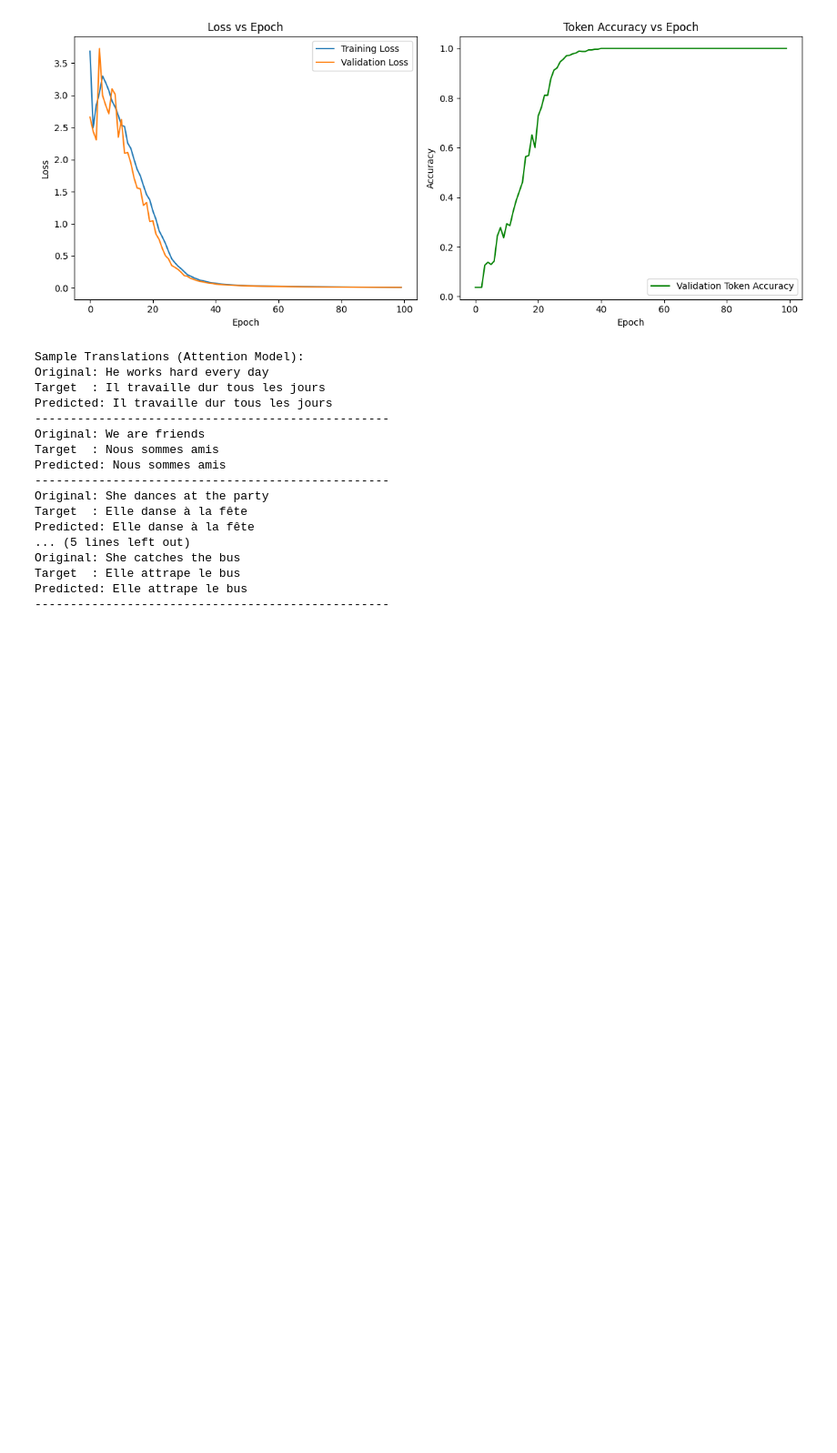
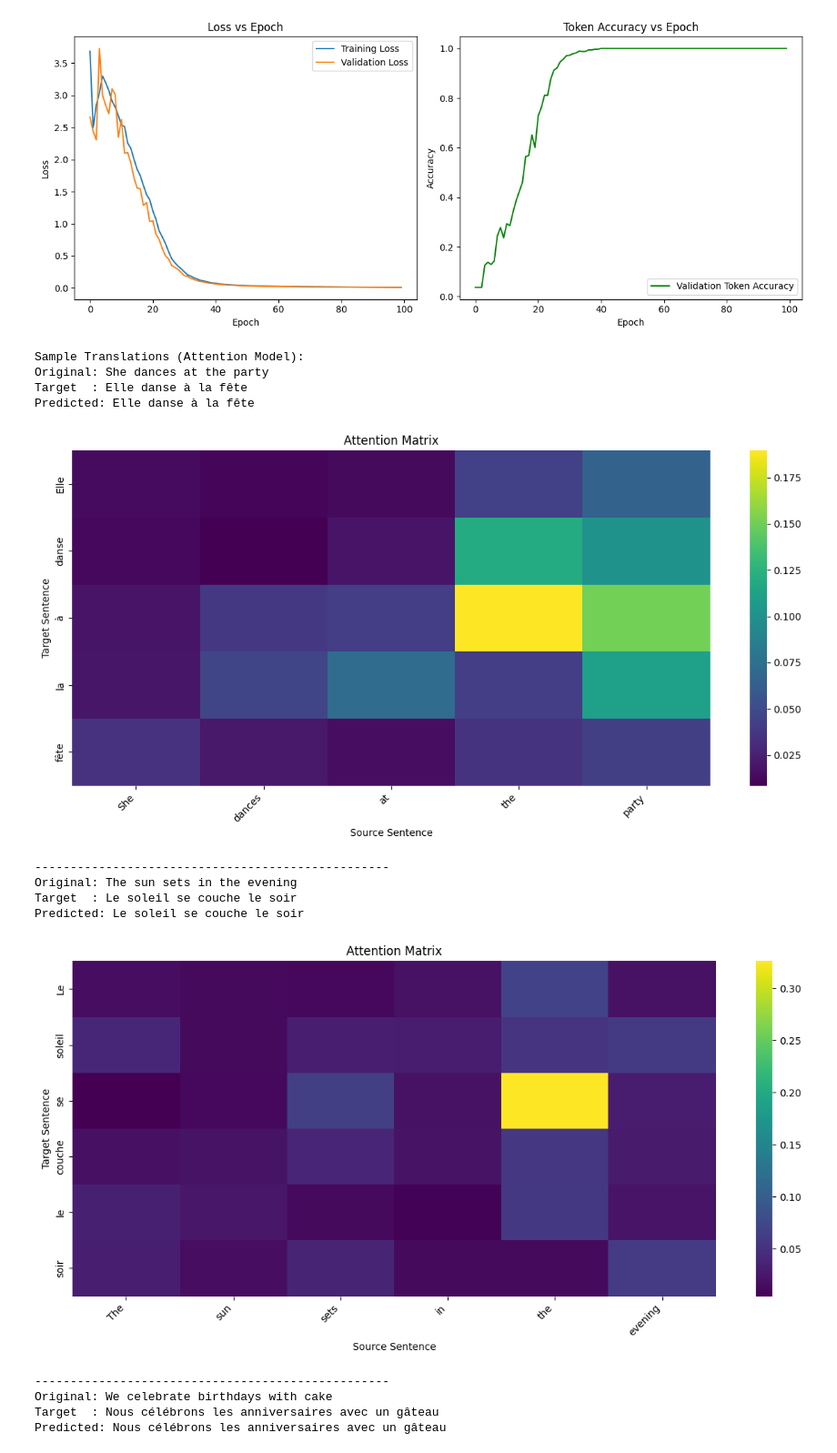
Before and after one commit to xuy50/ecgr5106-hw4, a Jupyter notebook: p2_GRU_attention_etf.ipynb, the cells around one changed output. Shown: that part at 91% size. Cells and saved outputs as stored; diff of their text form; code cells hidden in the pictures; blank space fills up the shorter version.

Commit message:
add attention matrix

```diff
--- a/p2_GRU_attention_etf.ipynb
+++ b/p2_GRU_attention_etf.ipynb
@@ -341,46 +342,82 @@ with torch.no_grad():
             if ei < 50:
                 encoder_outputs[ei] = encoder_output[0, 0]
 
         decoder_input = torch.tensor([SOS_token], device=device)
         decoder_hidden = encoder_hidden
         predicted_indices = []
+        # List to store attention matrix for each decoding step
+        attn_matrices = []
+
         # Generate translation using attention decoder
         while True:
             decoder_output, decoder_hidden, attn_weights = attn_decoder(decoder_input, decoder_hidden, encoder_outputs)
+            # Save current step's attention weights
+            attn_matrices.append(attn_weights.cpu().numpy())
             topv, topi = decoder_output.topk(1)
             predicted_indices.append(topi.item())
             decoder_input = topi.squeeze().detach()
             if decoder_input.item() == EOS_token or len(predicted_indices) > 50:
                 break
 
-        # Convert indices back to words
-        original_sentence = " ".join([index_to_word[idx.item()] for idx in input_tensor if idx.item() not in [SOS_token, EOS_token]])
+        # Stack all attention weights to form a 2D attention matrix (decoder_steps x max_length)
+        attn_matrix = np.concatenate(attn_matrices, axis=0)
+
+        # Convert indices back to words (excluding SOS/EOS for display)
+        src_tokens = [index_to_word[idx.item()] for idx in input_tensor if idx.item() not in [SOS_token, EOS_token]]
+        tgt_tokens = [index_to_word[idx] for idx in predicted_indices if idx not in [SOS_token, EOS_token]]
+
+        # Only slice the attention matrix up to actual lengths
+        #    Rows: actual decoding steps = len(tgt_tokens)
+        #    Cols: actual encoding steps = len(src_tokens)
+        dec_steps = len(tgt_tokens)
+        enc_steps = len(src_tokens)
+        attn_matrix = attn_matrix[:dec_steps, :enc_steps]
+
+        # Prepare text for display
+        original_sentence = " ".join(src_tokens)
         target_sentence = " ".join([index_to_word[idx.item()] for idx in target_tensor if idx.item() not in [SOS_token, EOS_token]])
-        predicted_sentence = " ".join([index_to_word[idx] for idx in predicted_indices if idx not in [SOS_token, EOS_token]])
+        predicted_sentence = " ".join(tgt_tokens)
+
+        # original_sentence = " ".join([index_to_word[idx.item()] for idx in input_tensor if idx.item() not in [SOS_token, EOS_token]])
+        # target_sentence = " ".join([index_to_word[idx.item()] for idx in target_tensor if idx.item() not in [SOS_token, EOS_token]])
+        # predicted_sentence = " ".join([index_to_word[idx] for idx in predicted_indices if idx not in [SOS_token, EOS_token]])
 
         print("Original:", original_sentence)
         print("Target  :", target_sentence)
         print("Predicted:", predicted_sentence)
+
+        # Plot the attention matrix heatmap with source & target labels
+        plt.figure(figsize=(12, 6))  # 固定图像尺寸，例如 12x6
+        sns.heatmap(attn_matrix, cmap="viridis", cbar=True,
+                    xticklabels=src_tokens, yticklabels=tgt_tokens)
+        plt.xlabel("Source Sentence")
+        plt.ylabel("Target Sentence")
+        plt.title("Attention Matrix")
+
+        # Rotate x-axis labels for readability
+        plt.xticks(rotation=45, ha='right')
+        plt.tight_layout()
+        filename = f"images/p2_attention_eft_sample_{sample_count+1}.png"
+        plt.savefig(filename)
+        plt.show()
+
         print("-" * 50)
 
         sample_count += 1
         if sample_count >= num_examples:
             break
 # %% [output]
 Sample Translations (Attention Model):
-Original: He works hard every day
-Target  : Il travaille dur tous les jours
-Predicted: Il travaille dur tous les jours
---------------------------------------------------
-Original: We are friends
-Target  : Nous sommes amis
-Predicted: Nous sommes amis
---------------------------------------------------
 Original: She dances at the party
 Target  : Elle danse à la fête
 Predicted: Elle danse à la fête
-... (5 lines left out)
-Original: She catches the bus
-Target  : Elle attrape le bus
-Predicted: Elle attrape le bus
---------------------------------------------------
+[figure, added]
+--------------------------------------------------
+Original: The sun sets in the evening
+Target  : Le soleil se couche le soir
+Predicted: Le soleil se couche le soir
+[figure, added]
+--------------------------------------------------
+Original: We celebrate birthdays with cake
+Target  : Nous célébrons les anniversaires avec un gâteau
+Predicted: Nous célébrons les anniversaires avec un gâteau
```
Also changed, not shown: parts of 2 cells of this notebook, 11 other files.
